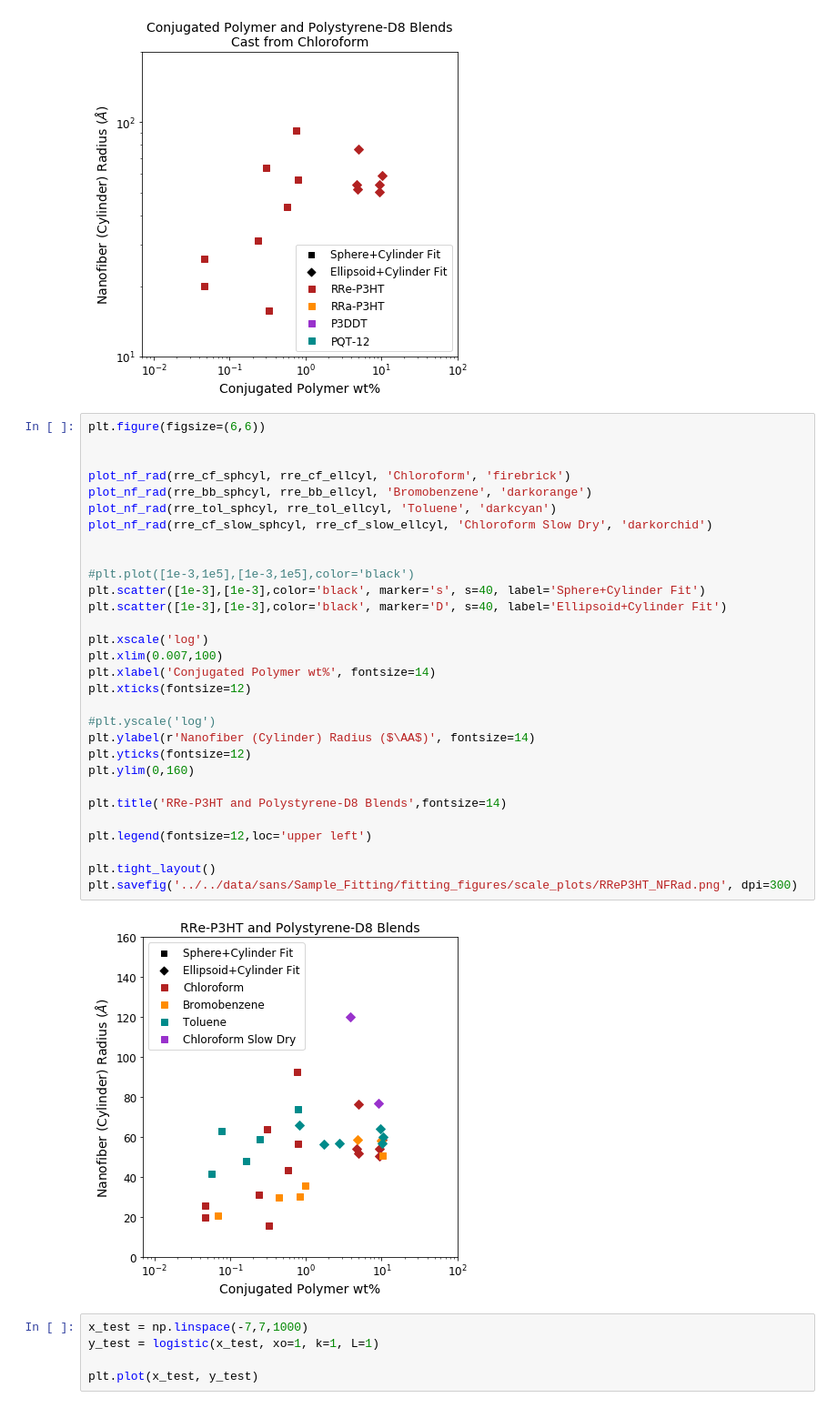
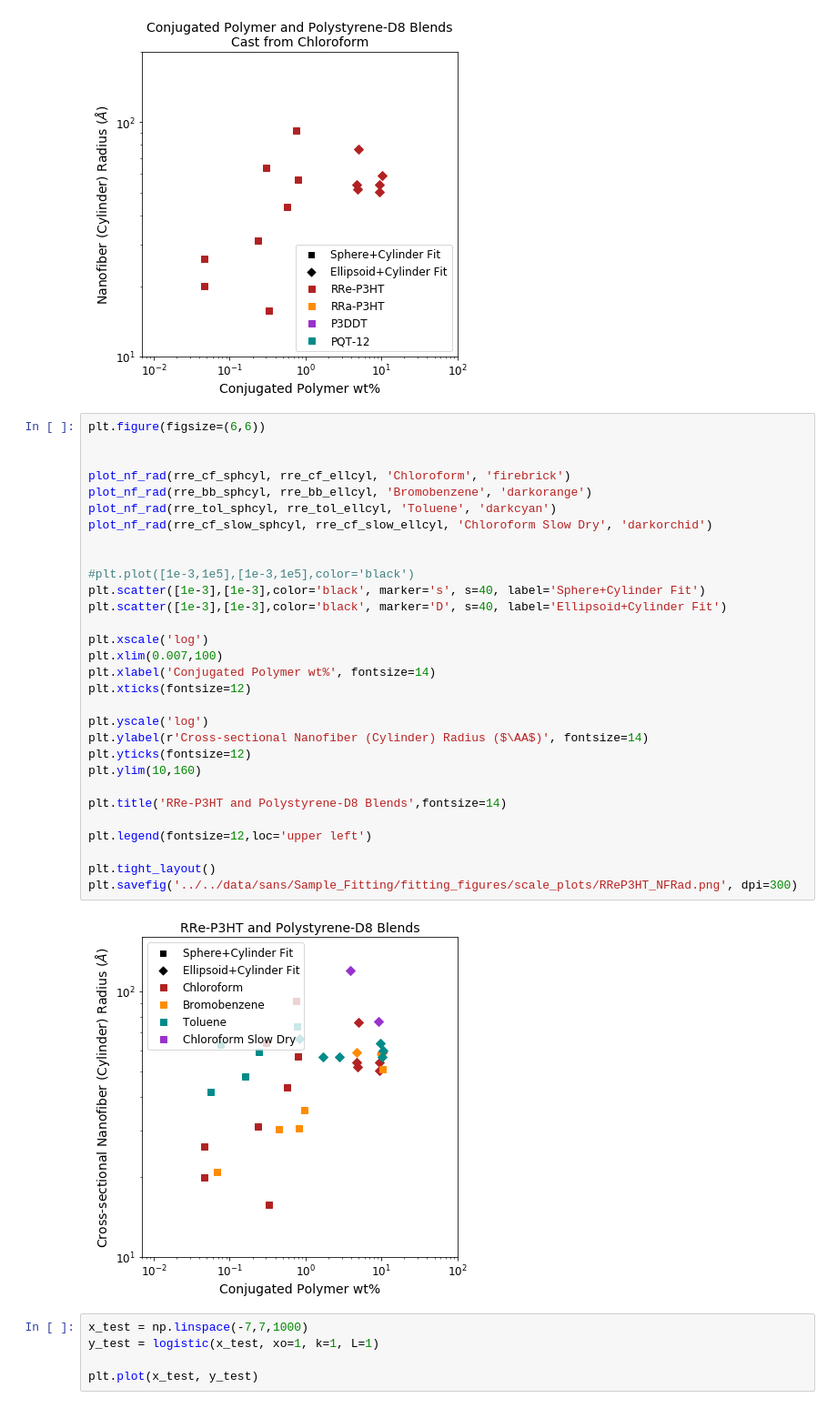
Before and after one commit to pozzo-research-group/c-wolf-blends-morphology, a Jupyter notebook: sans/Sample_Fitting/Plotting_Results_from_All_Fits.ipynb, the cells around one changed output. Shown at 91% size. Saved outputs shown, nothing was run; the diff lists cells and outputs as text.

```diff
--- a/sans/Sample_Fitting/Plotting_Results_from_All_Fits.ipynb
+++ b/sans/Sample_Fitting/Plotting_Results_from_All_Fits.ipynb
@@ -1546,35 +1815,35 @@ plt.savefig('../../data/sans/Sample_Fitting/fitting_figures/scale_plots/CF_NFRad
 # %%
 plt.figure(figsize=(6,6))
 
 
 plot_nf_rad(rre_cf_sphcyl, rre_cf_ellcyl, 'Chloroform', 'firebrick')
 plot_nf_rad(rre_bb_sphcyl, rre_bb_ellcyl, 'Bromobenzene', 'darkorange')
 plot_nf_rad(rre_tol_sphcyl, rre_tol_ellcyl, 'Toluene', 'darkcyan')
 plot_nf_rad(rre_cf_slow_sphcyl, rre_cf_slow_ellcyl, 'Chloroform Slow Dry', 'darkorchid')
 
 
 #plt.plot([1e-3,1e5],[1e-3,1e5],color='black')
 plt.scatter([1e-3],[1e-3],color='black', marker='s', s=40, label='Sphere+Cylinder Fit')
 plt.scatter([1e-3],[1e-3],color='black', marker='D', s=40, label='Ellipsoid+Cylinder Fit')
 
 plt.xscale('log')
 plt.xlim(0.007,100)
 plt.xlabel('Conjugated Polymer wt%', fontsize=14)
 plt.xticks(fontsize=12)
 
-#plt.yscale('log')
-plt.ylabel(r'Nanofiber (Cylinder) Radius ($\AA$)', fontsize=14)
+plt.yscale('log')
+plt.ylabel(r'Cross-sectional Nanofiber (Cylinder) Radius ($\AA$)', fontsize=14)
 plt.yticks(fontsize=12)
-plt.ylim(0,160)
+plt.ylim(10,160)
 
 plt.title('RRe-P3HT and Polystyrene-D8 Blends',fontsize=14)
 
 plt.legend(fontsize=12,loc='upper left')
 
 plt.tight_layout()
 plt.savefig('../../data/sans/Sample_Fitting/fitting_figures/scale_plots/RReP3HT_NFRad.png', dpi=300)
 # %% [output]
-[figure, old version]
+[figure, new version]
 # %%
 x_test = np.linspace(-7,7,1000)
 y_test = logistic(x_test, xo=1, k=1, L=1)
```
Also changed, not shown: parts of 6 cells of this notebook, 1 other file.
